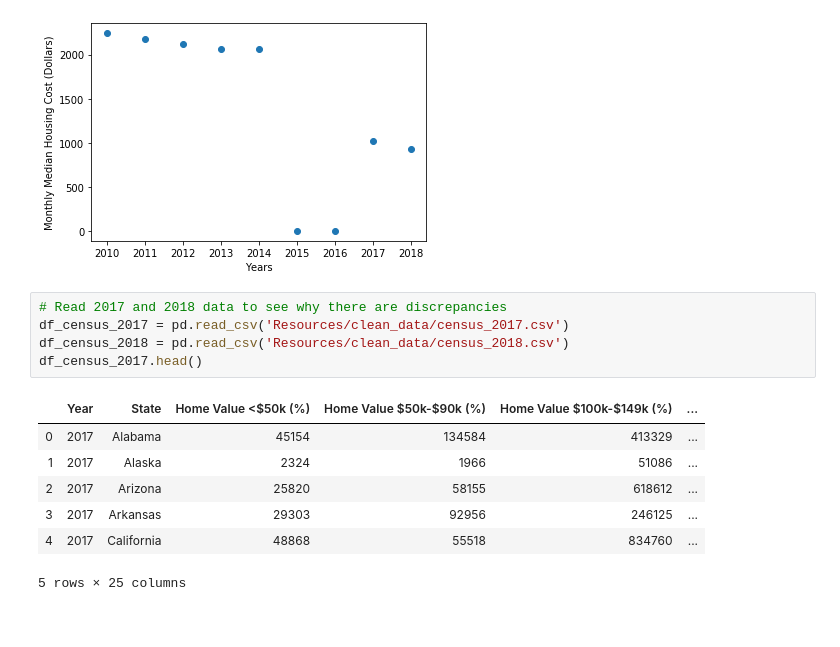
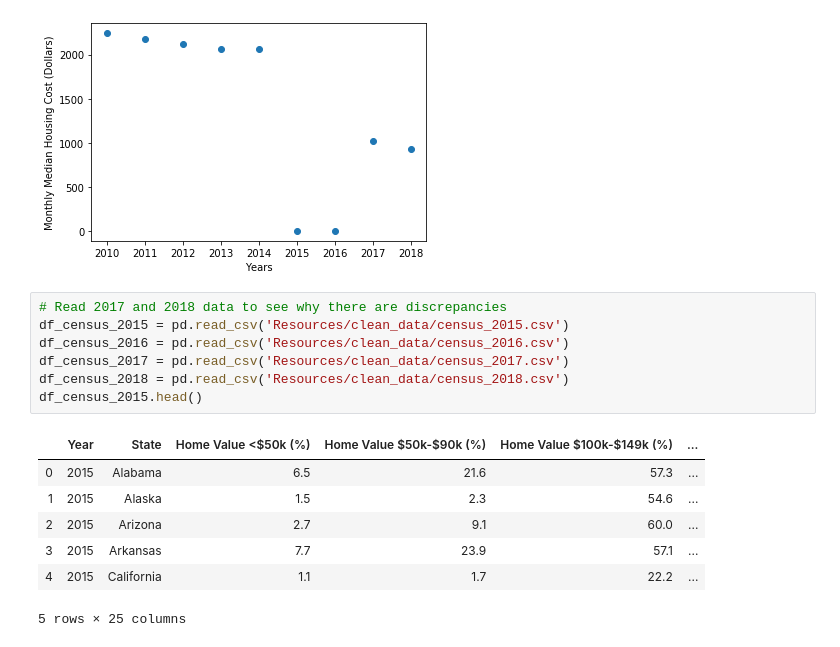
Before and after one commit to JVChermak/Leaving_California, a Jupyter notebook: median_housing_linreg.ipynb, the cells around one changed output. Drawn from its saved outputs; the diff is of its cells as text.

```diff
--- a/median_housing_linreg.ipynb
+++ b/median_housing_linreg.ipynb
@@ -48,14 +48,16 @@ plt.show()
 [figure]
 # %%
 # Read 2017 and 2018 data to see why there are discrepancies
+df_census_2015 = pd.read_csv('Resources/clean_data/census_2015.csv')
+df_census_2016 = pd.read_csv('Resources/clean_data/census_2016.csv')
 df_census_2017 = pd.read_csv('Resources/clean_data/census_2017.csv')
 df_census_2018 = pd.read_csv('Resources/clean_data/census_2018.csv')
-df_census_2017.head()
+df_census_2015.head()
 # %% [output]
 |  | Year | State | Home Value <$50k (%) | Home Value $50k-$90k (%) | Home Value $100k-$149k (%) | ... |
-| 0 | 2017 | Alabama | 45154 | 134584 | 413329 | ... |
-| 1 | 2017 | Alaska | 2324 | 1966 | 51086 | ... |
-| 2 | 2017 | Arizona | 25820 | 58155 | 618612 | ... |
-| 3 | 2017 | Arkansas | 29303 | 92956 | 246125 | ... |
-| 4 | 2017 | California | 48868 | 55518 | 834760 | ... |
+| 0 | 2015 | Alabama | 6.5 | 21.6 | 57.3 | ... |
+| 1 | 2015 | Alaska | 1.5 | 2.3 | 54.6 | ... |
+| 2 | 2015 | Arizona | 2.7 | 9.1 | 60.0 | ... |
+| 3 | 2015 | Arkansas | 7.7 | 23.9 | 57.1 | ... |
+| 4 | 2015 | California | 1.1 | 1.7 | 22.2 | ... |
 5 rows × 25 columns
```
